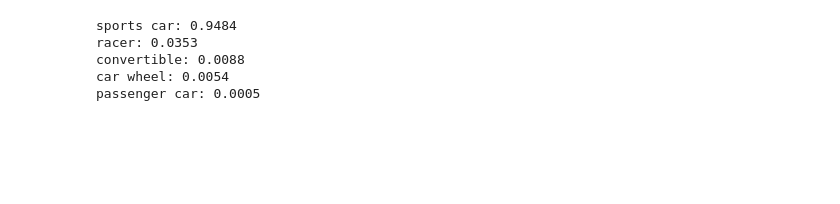
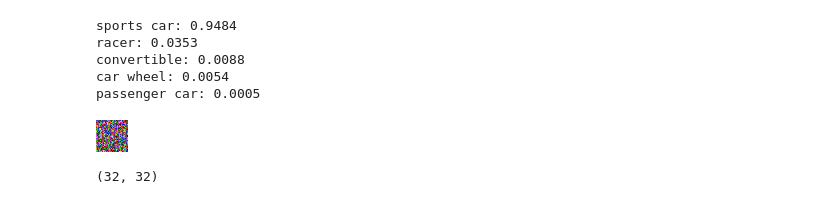
Before and after one commit to m-pant/deep-learning-stepik, a Jupyter notebook: 3.4.ipynb, the cells around one changed output. Cells and saved outputs as stored; diff of their text form; code cells hidden in the pictures; blank space fills up the shorter version.

```diff
--- a/3.4.ipynb
+++ b/3.4.ipynb
@@ -76,18 +76,36 @@ out = model(img)
 # %%
 # 6
 import torch
 import torch.nn as nn
 import torch.utils.data as data
 import torch.optim as optim
 
+
+# @title Неправильная генерация объекта ds
+import torch
+import torch.utils.data as data
+from PIL import Image # для тестовой картинки
+
+ds = lambda: None # Создаем пустой объект
+ds.data = torch.rand((256, 1, 32, 32)) * 256
+ds.target = torch.randint(0, 2, (256,)).float()
+
+# Проверка картинки
+img_pil = Image.fromarray(ds.data[0][0].numpy(), 'RGB')
+display(img_pil)
+print(img_pil.size)
+
 # здесь продолжайте программу
-nn.Sequential([
-    nn.Conv2d(1,32,5,stride=1,padding=2, bias=True),
-    nn.ReLU(inplace=True),
-    nn.MaxPool2d(2, stride=2),
-    nn.Conv2d(32,16, 3, stride=1, padding=1, bias=True),
-    nn.ReLU(inplace=True),
-    nn.MaxPool2d(2,stride=2),
-    nn.Flatten(),
-    # nn.Linear()
-])
+# model = nn.Sequential([
+#     nn.Conv2d(1,32, 5, stride=1,padding=2, bias=True),
+#     nn.ReLU(inplace=True),
+#     nn.MaxPool2d(2, stride=2),
+#     nn.Conv2d(32,16, 3, stride=1, padding=1, bias=True),
+#     nn.ReLU(inplace=True),
+#     nn.MaxPool2d(2,stride=2),
+#     nn.Flatten(),
+#     nn.Linear(1024,1)
+# ])
+# %% [output]
+[figure, added]
+(32, 32)
```
Also changed, not shown: 4 other files.
